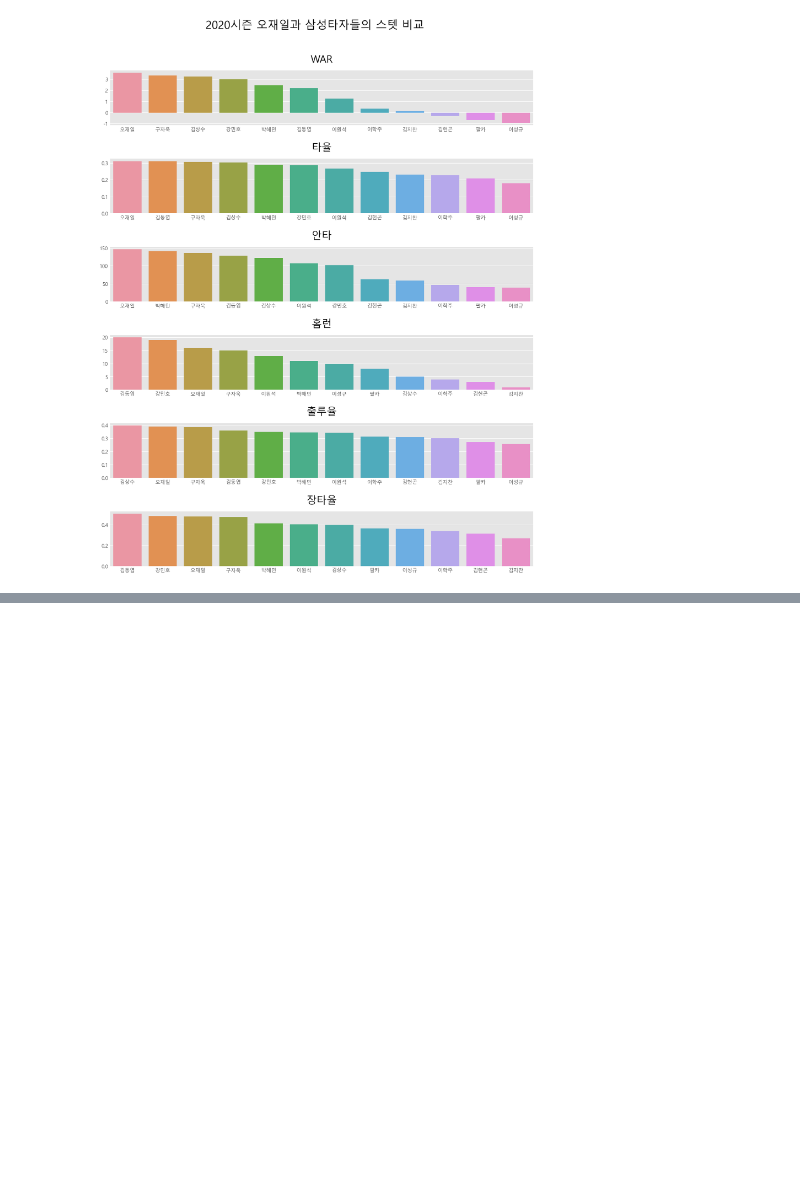
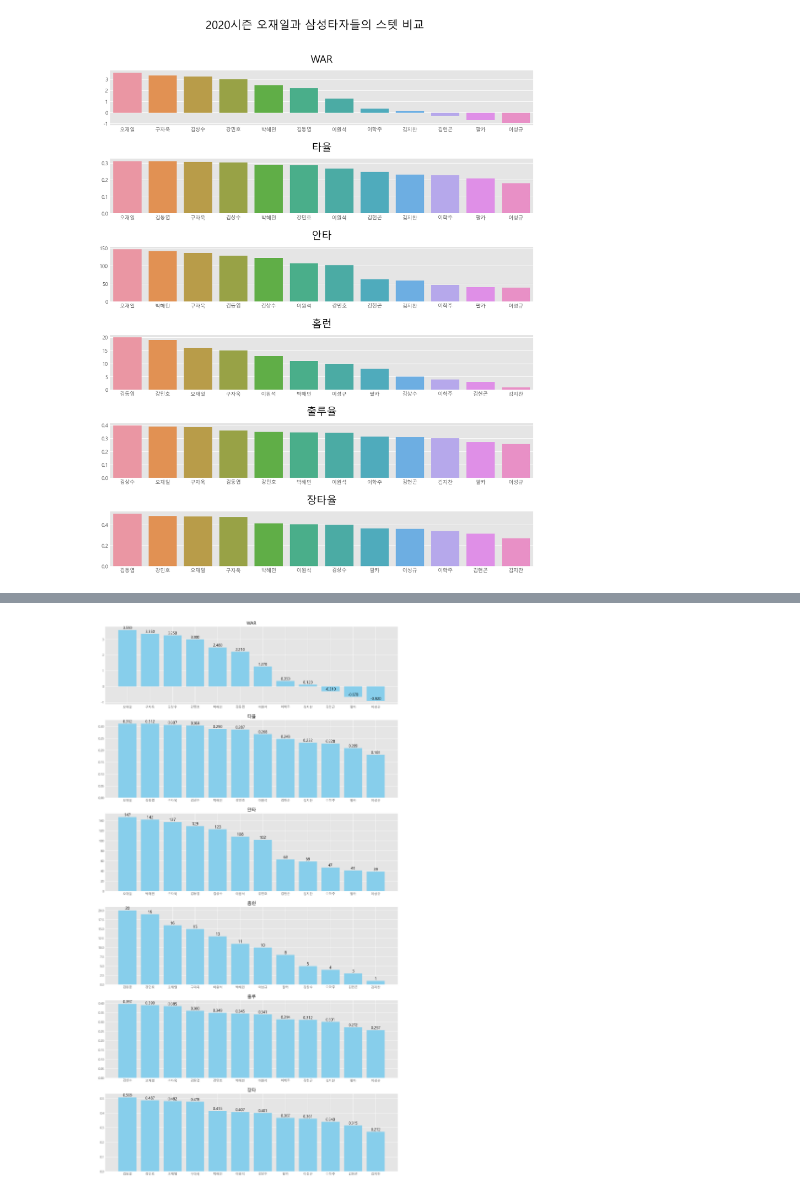
Before and after one commit to jeonprize/KBO-Analysis, a Jupyter notebook: OJL(2).ipynb, the cells around one changed output, grey strips where cells are left out. Saved outputs shown, nothing was run; the diff lists cells and outputs as text; code cells hidden in the pictures; blank space fills up the shorter version.

```diff
--- a/OJL(2).ipynb
+++ b/OJL(2).ipynb
@@ -438,0 +456,41 @@ g6.set(ylabel=None)
+# %%
+def autolabel(rects):
+
+    for rect in rects:
+        height = rect.get_height()
+        ax.text(rect.get_x() + rect.get_width()/2, 1*height,
+                '%0.3f' % float(height),size=12,
+                ha='center', va='bottom')
+
+def autolabel2(rects):
+
+    for rect in rects:
+        height = rect.get_height()
+        ax.text(rect.get_x() + rect.get_width()/2, 1*height,
+                '%d'%int(height),
+                size=13,ha='center', va='bottom')
+
+plt.figure(figsize=(15, 30))
+ojl_sl_top10_df2 = ojl_sl_top10_df.set_index('이름')
+features = ['WAR', '타율', '안타', '홈런', '출루', '장타']
+
+for each_column in range(len(features)):
+    ax = plt.subplot(len(features), 1, each_column+1)
+
+    input_X = ojl_sl_top10_df2[features[each_column]].sort_values(ascending=False)
+
+    if features[each_column] == "안타":
+        ax.set_title(features[each_column])
+        rect = ax.bar(input_X.index, input_X,color = 'skyblue')
+        autolabel2(rect)
+    elif features[each_column] == "홈런":
+        ax.set_title(features[each_column])
+        rect = ax.bar(input_X.index, input_X,color = 'skyblue')
+        autolabel2(rect)
+
+    else :
+        ax.set_title(features[each_column])
+        rect = ax.bar(input_X.index, input_X,color = 'skyblue')
+        autolabel(rect)
+# %% [output]
+[figure, added]
```
Also changed, not shown: parts of 1 cell of this notebook.
